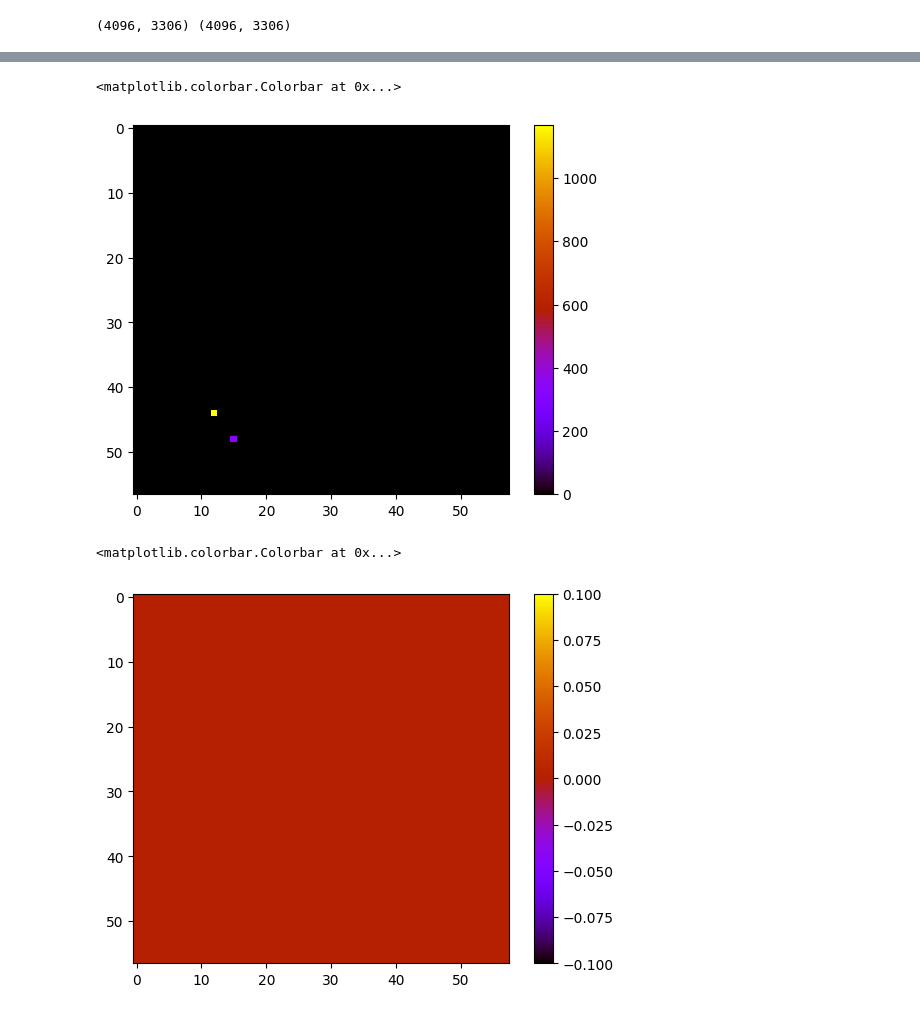
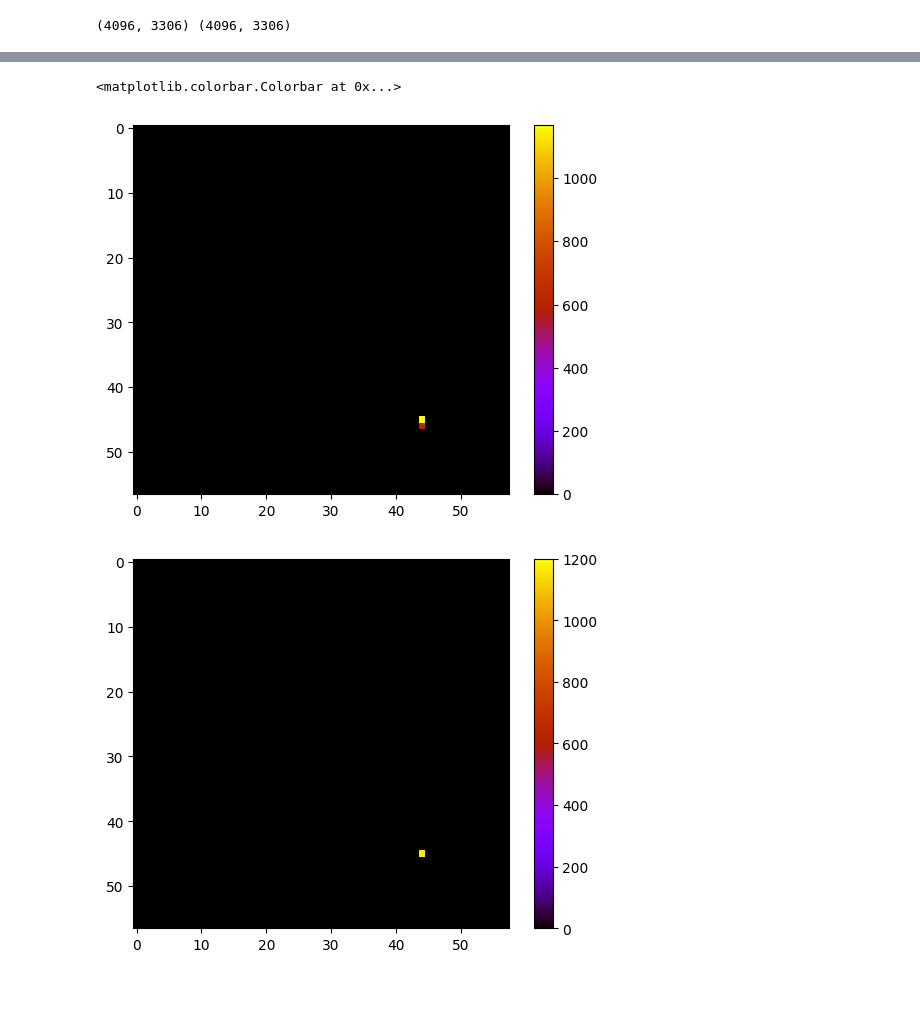
Before and after one commit to CaffineAddic/Wavelet_transforms_in_schlieren_flame_images, a Jupyter notebook: harr_transform_german.ipynb, the cells around one changed output, grey strips where cells are left out. Saved outputs shown, nothing was run; the diff lists cells and outputs as text; code cells hidden in the pictures.

```diff
--- a/harr_transform_german.ipynb
+++ b/harr_transform_german.ipynb
@@ -252,11 +256,3 @@ for i in range(x_data.shape[0]):
     for j in range(x_data.shape[1]):
         if x_data[i][j] == 0:
             y_data[i][j] = 0
-# %%
-x_data_sort = np.zeros_like(x_data)
-y_data_sort = np.zeros_like(y_data)
-# %%
-for i in range(x_data.shape[1]):
-    idx = np.argsort(y_data[:,i])
-    x_data_sort[:, i] = x_data[:, i][idx]
-    y_data_sort[:, i] = y_data[:, i][idx]
@@ -360,0 +259,11 @@ plt.colorbar(peg)
+# %%
+def arrange(x, y):
+    x_data_sort = np.zeros_like(x)
+    y_data_sort = np.zeros_like(y)
+    for i in range(x.shape[1]):
+        idx = np.argsort(y[:,i])
+        x_data_sort[:, i] = x[:, i][idx]
+        y_data_sort[:, i] = y[:, i][idx]
+    return(x_data_sort, y_data_sort)
+# %%
+x_data_sort, y_data_sort = arrange(x_data, y_data)
@@ -363,13 +416,13 @@ peg = plt.imshow(x_data_sort[-16, :].reshape(fft_sig_mean[0,:].shape), cmap="gnu
 plt.colorbar(peg)
 # %% [output]
 <matplotlib.colorbar.Colorbar at 0x...>
-[figure, old version]
+[figure, new version]
 # %%
 peg = plt.imshow(x_data_sort[-17, :].reshape(fft_sig_mean[0,:].shape), cmap="gnuplot")
 plt.colorbar(peg)
+plt.clim(0, 1200)
 # %% [output]
-<matplotlib.colorbar.Colorbar at 0x...>
-[figure, old version]
+[figure, new version]
 # %%
 # np.unique(x_data_con_sort[455])
 # %%
```
Also changed, not shown: parts of 53 cells of this notebook, 2 other files.
